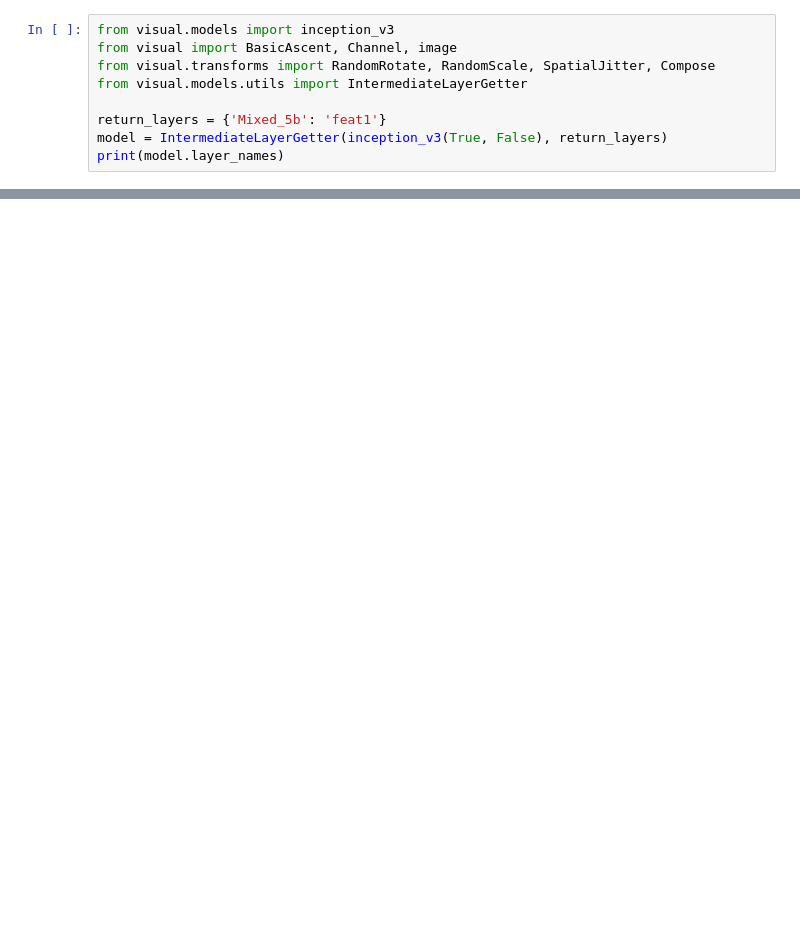
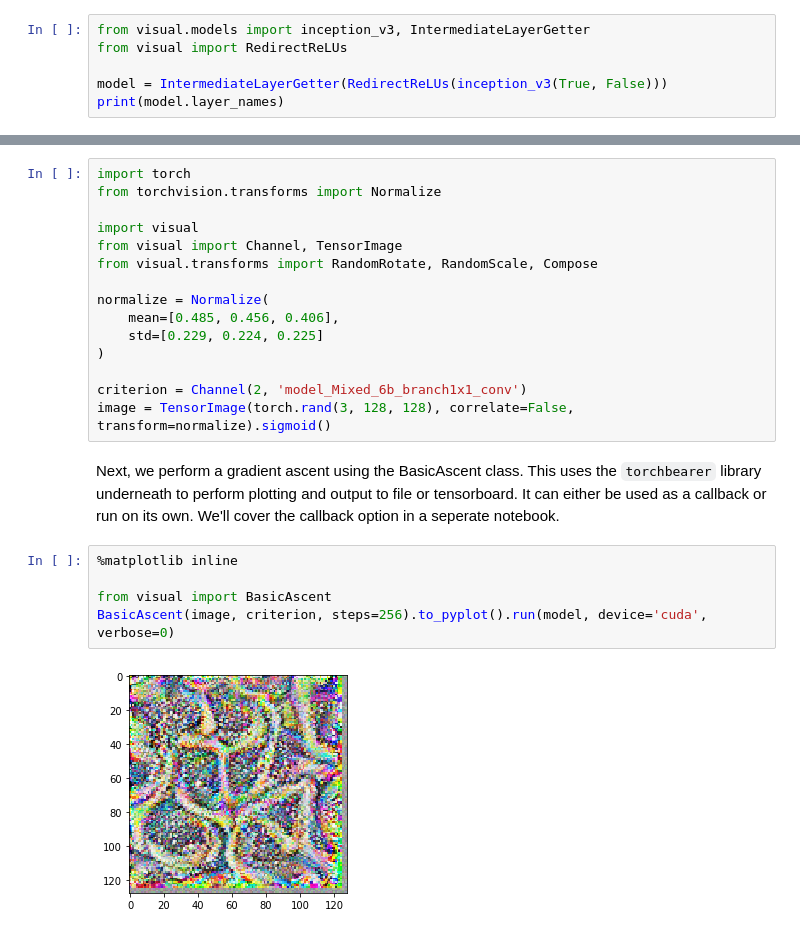
Before and after one commit to pytorchbearer/visual, a Jupyter notebook: docs/_static/notebooks/quickstart.ipynb, the cells around one changed output, grey strips where cells are left out. Saved outputs shown, nothing was run; the diff lists cells and outputs as text; blank space fills up the shorter version.

```diff
--- a/docs/_static/notebooks/quickstart.ipynb
+++ b/docs/_static/notebooks/quickstart.ipynb
@@ -11,10 +31,7 @@ We import a couple things from visual and then print the layer names of squeezen
 # %%
-from visual.models import inception_v3
-from visual import BasicAscent, Channel, image
-from visual.transforms import RandomRotate, RandomScale, SpatialJitter, Compose
-from visual.models.utils import IntermediateLayerGetter
+from visual.models import inception_v3, IntermediateLayerGetter
+from visual import RedirectReLUs
 
-return_layers = {'Mixed_5b': 'feat1'}
-model = IntermediateLayerGetter(inception_v3(True, False), return_layers)
+model = IntermediateLayerGetter(RedirectReLUs(inception_v3(True, False)))
 print(model.layer_names)
 # %% [output]
@@ -46,0 +43,24 @@ We'll now introduce, one at a time, the abstractions that visual uses:
+# %%
+import torch
+from torchvision.transforms import Normalize
+
+import visual
+from visual import Channel, TensorImage
+from visual.transforms import RandomRotate, RandomScale, Compose
+
+normalize = Normalize(
+    mean=[0.485, 0.456, 0.406],
+    std=[0.229, 0.224, 0.225]
+)
+
+criterion = Channel(2, 'model_Mixed_6b_branch1x1_conv')
+image = TensorImage(torch.rand(3, 128, 128), correlate=False, transform=normalize).sigmoid()
+# %% [markdown]
+Next, we perform a gradient ascent using the BasicAscent class. This uses the `torchbearer` library underneath to perform plotting and output to file or tensorboard. It can either be used as a callback or run on its own. We'll cover the callback option in a seperate notebook.
+# %%
+%matplotlib inline
+
+from visual import BasicAscent
+BasicAscent(image, criterion, steps=256).to_pyplot().run(model, device='cuda', verbose=0)
+# %% [output]
+[figure, added]
```
Also changed, not shown: parts of 20 cells of this notebook, 3 other files.
